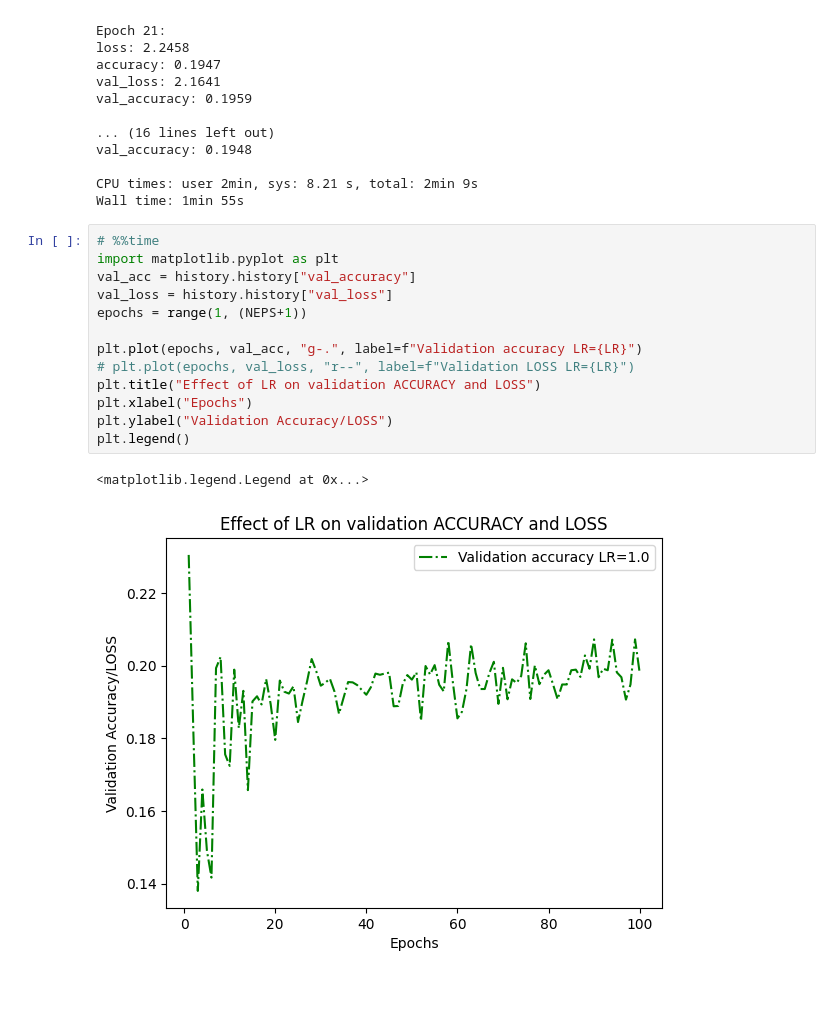
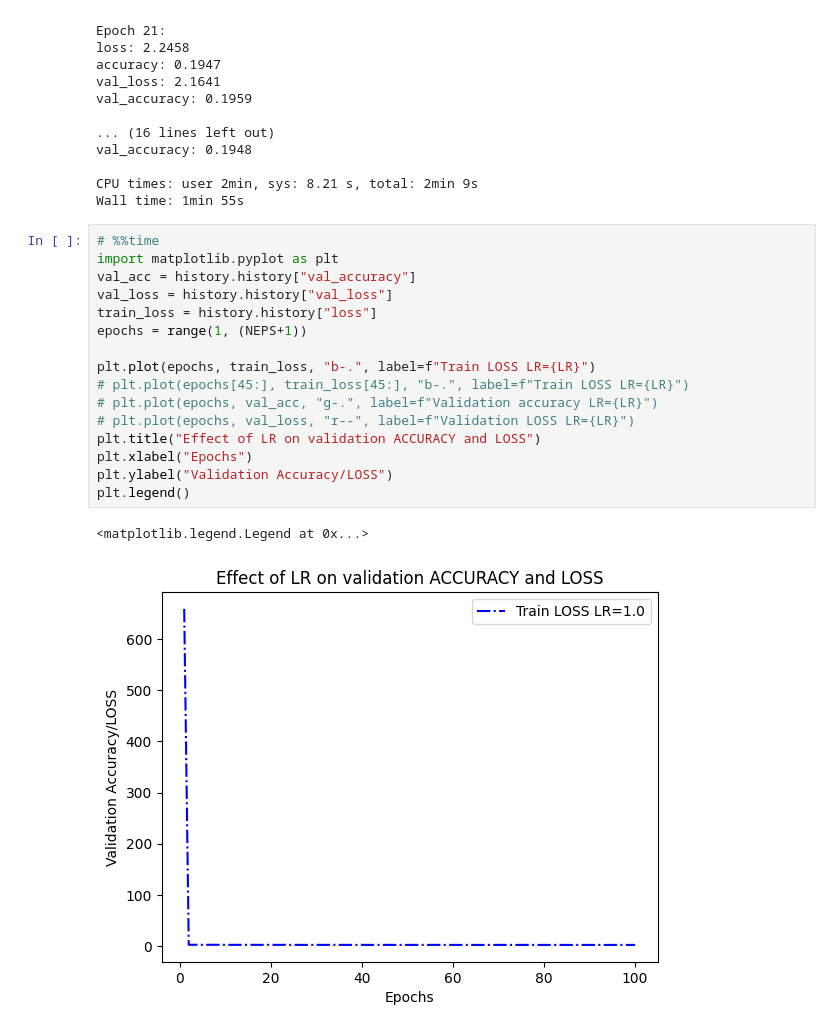
Before and after one commit to ftk1000/deep-learning-with-python-notebooks, a Jupyter notebook: chapter05_fund-ml_VER2.ipynb, the cells around one changed output. Drawn from its saved outputs; the diff is of its cells as text; blank space fills up the shorter version.

```diff
--- a/chapter05_fund-ml_VER2.ipynb
+++ b/chapter05_fund-ml_VER2.ipynb
@@ -706,16 +706,19 @@ Wall time: 1min 55s
 # %%
 # %%time
 import matplotlib.pyplot as plt
 val_acc = history.history["val_accuracy"]
 val_loss = history.history["val_loss"]
+train_loss = history.history["loss"]
 epochs = range(1, (NEPS+1))
 
-plt.plot(epochs, val_acc, "g-.", label=f"Validation accuracy LR={LR}")
+plt.plot(epochs, train_loss, "b-.", label=f"Train LOSS LR={LR}")
+# plt.plot(epochs[45:], train_loss[45:], "b-.", label=f"Train LOSS LR={LR}")
+# plt.plot(epochs, val_acc, "g-.", label=f"Validation accuracy LR={LR}")
 # plt.plot(epochs, val_loss, "r--", label=f"Validation LOSS LR={LR}")
 plt.title("Effect of LR on validation ACCURACY and LOSS")
 plt.xlabel("Epochs")
 plt.ylabel("Validation Accuracy/LOSS")
 plt.legend()
 # %% [output]
 <matplotlib.legend.Legend at 0x...>
-[figure, old version]
+[figure, new version]
```
